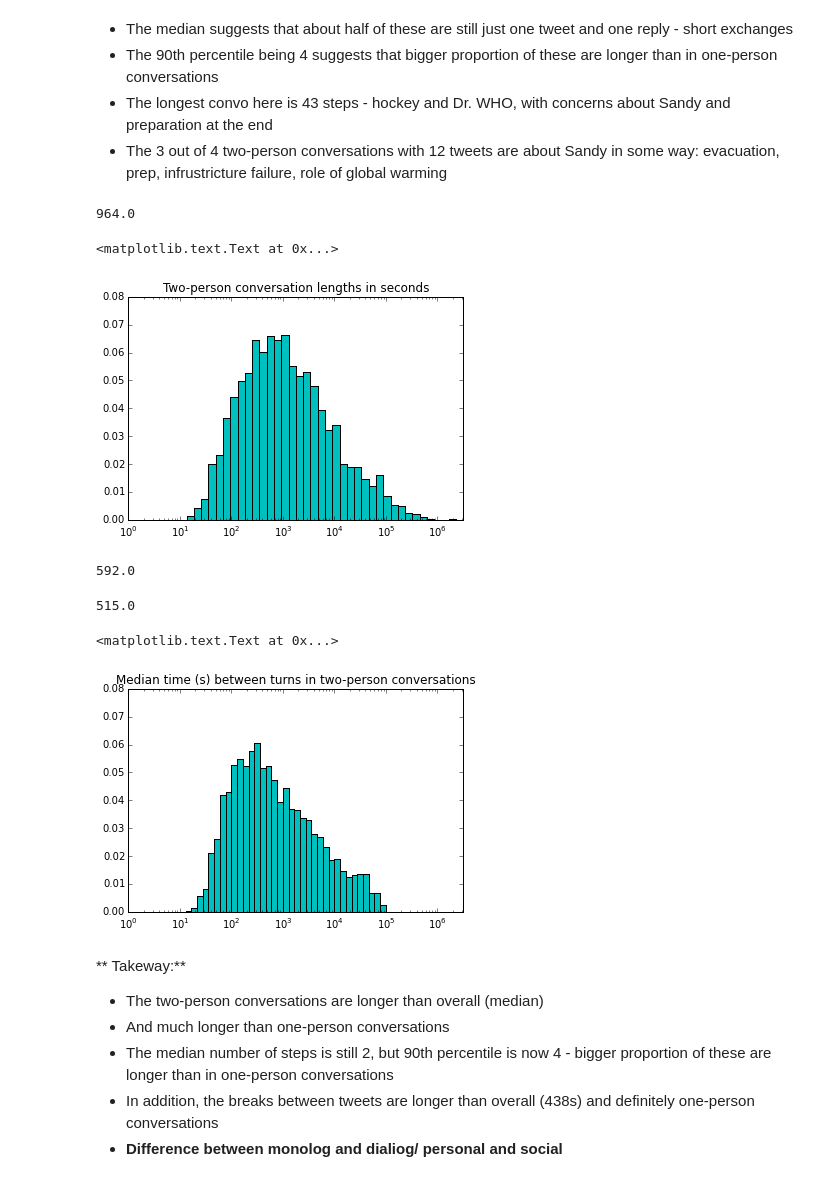
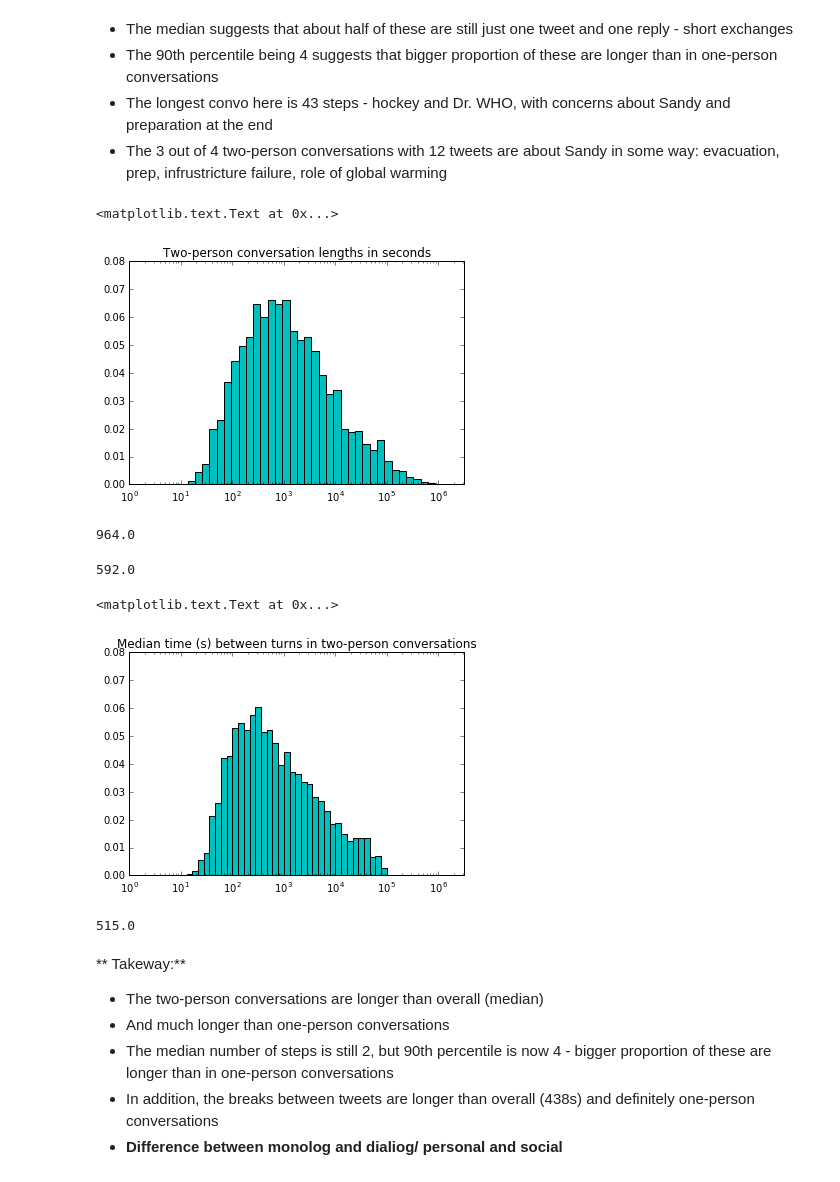
Before and after one commit to marinkala/ReplyNetworks, a Jupyter notebook: bbConversationAnalysisUsers.ipynb, the cells around one changed output. Cells and saved outputs as stored; diff of their text form; code cells hidden in the pictures.

```diff
--- a/bbConversationAnalysisUsers.ipynb
+++ b/bbConversationAnalysisUsers.ipynb
@@ -212,38 +212,34 @@ array([[261901117695332352, '2012-10-26 14:44:27', 'Megglezzz', 0,
 * The 90th percentile being 4 suggests that bigger proportion of these are longer than in one-person conversations
 * The longest convo here is 43 steps - hockey and Dr. WHO, with concerns about Sandy and preparation at the end
 * The 3 out of 4 two-person conversations with 12 tweets are about Sandy in some way: evacuation, prep, infrustricture failure, role of global warming
-# %%
-np.median(convs.convoLen[convs.userSetLen==2])
-# %% [output]
-964.0
 # %%
-convoLen = convs.convoLen[convs.userSetLen==2].dropna().tolist()
-bins=np.logspace(0, int(np.log(max(convoLen))), 100)
+dConvoLen = convs.convoLen[convs.userSetLen==2].dropna().tolist()
+bins=np.logspace(0, int(np.log(max(dConvoLen))), 100)
 width=bins[1:]-bins[:-1]
-h, b=np.histogram(convoLen,bins)
+h, b=np.histogram(dConvoLen,bins)
 h=h/float(sum(h))
 plt.bar(b[:-1], h, width, color='c')
 #plt.plot(bins[:-1], fit[:-1]*width, linewidth=2)
 plt.gca().set_xscale("log")
 plt.xlim(xmin=0,xmax=10**6.5)
 plt.ylim(ymin=0, ymax=0.08)
 plt.title('Two-person conversation lengths in seconds')
 # %% [output]
 <matplotlib.text.Text at 0x...>
-[figure, old version]
+[figure, new version]
+# %%
+np.median(dConvoLen)
+# %% [output]
+964.0
 # %%
 np.median(convs.avgTimePerReply[convs.userSetLen==2])
 # %% [output]
 592.0
-# %%
-np.median(convs.medianReplyTime[convs.userSetLen==2].dropna())
-# %% [output]
-515.0
 # %%
-medRepTime=convs[convs.userSetLen==2].medianReplyTime.dropna().tolist()
-bins=np.logspace(0, int(np.log(max(medRepTime))), 100)
+dMedRepTime=convs[convs.userSetLen==2].medianReplyTime.dropna().tolist()
+bins=np.logspace(0, int(np.log(max(dMedRepTime))), 100)
 width=bins[1:]-bins[:-1]
-h, b=np.histogram(medRepTime,bins)
+h, b=np.histogram(dMedRepTime,bins)
 h=h/float(sum(h))
 plt.bar(b[:-1], h, width, color='c')
 #plt.plot(bins[:-1], fit[:-1]*width, linewidth=2)
@@ -253,7 +249,11 @@ plt.ylim(ymin=0, ymax=0.08)
 plt.title('Median time (s) between turns in two-person conversations')
 # %% [output]
 <matplotlib.text.Text at 0x...>
-[figure, old version]
+[figure, new version]
+# %%
+np.median(dMedRepTime)
+# %% [output]
+515.0
 # %% [markdown]
 ** Takeway:**
 * The two-person conversations are longer than overall (median)
```
Also changed, not shown: parts of 23 cells of this notebook, 3 other files.
